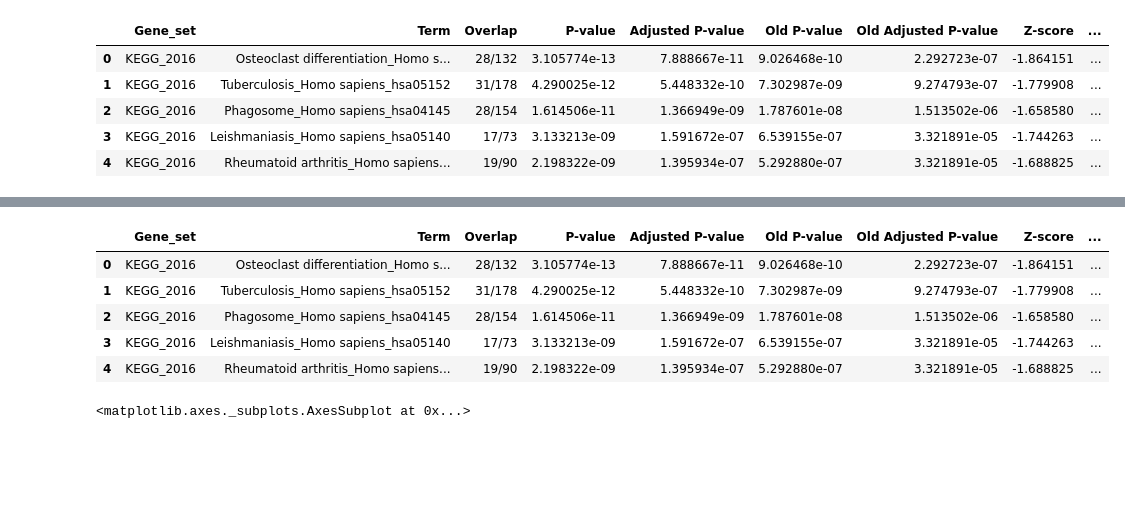
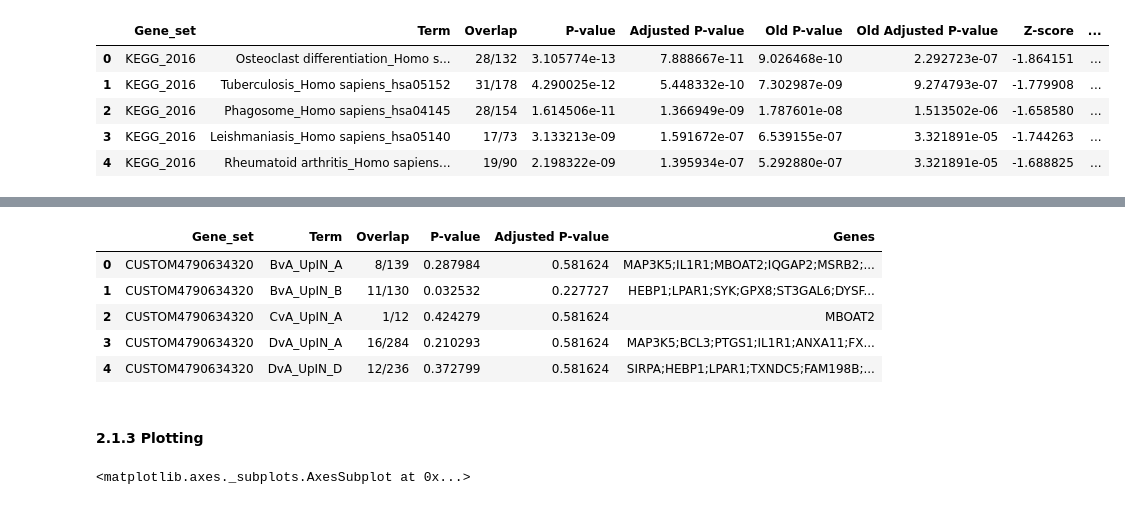
Before and after one commit to zqfang/GSEApy, a Jupyter notebook: docs/gseapy_example.ipynb, the cells around one changed output, grey strips where cells are left out. Cells and saved outputs as stored; diff of their text form; code cells hidden in the pictures; blank space fills up the shorter version.

```diff
--- a/docs/gseapy_example.ipynb
+++ b/docs/gseapy_example.ipynb
@@ -93,9 +125,10 @@ access the Dataframe results by obj.results
 # %%
-enr = gp.enrichr(gene_list="./data/gene_list.txt",
-                 # or gene_list='./gene_list.txt', or gene_list=glist
+enr2 = gp.enrichr(gene_list="./data/gene_list.txt",
+                 # or gene_list=glist
                  description='test_name',
-                 # or gene_sets='KEGG_2016,KEGG_2013',
-                 gene_sets=['KEGG_2016', 'KEGG_2013'],
+                 gene_sets="./data/genes.gmt",
+                  # you have to specify the background genes, if local mode used
+                 background='hsapiens_gene_ensembl', # or the number of genes, e.g 20000
                  outdir='test/enrichr_kegg2',
-                 cutoff=0.5 # only used for plotting.
-                )
+                 cutoff=0.5, # only used for plotting.
+                 verbose=True)
@@ -102,12 +143,14 @@ enr = gp.enrichr(gene_list="./data/gene_list.txt",
 # %%
-enr.results.head(5)
+enr2.results.head(5)
 # %% [output]
-|  | Gene_set | Term | Overlap | P-value | Adjusted P-value | Old P-value | Old Adjusted P-value | Z-score | ... |
-| 0 | KEGG_2016 | Osteoclast differentiation_Homo s... | 28/132 | 3.105774e-13 | 7.888667e-11 | 9.026468e-10 | 2.292723e-07 | -1.864151 | ... |
-| 1 | KEGG_2016 | Tuberculosis_Homo sapiens_hsa05152 | 31/178 | 4.290025e-12 | 5.448332e-10 | 7.302987e-09 | 9.274793e-07 | -1.779908 | ... |
-| 2 | KEGG_2016 | Phagosome_Homo sapiens_hsa04145 | 28/154 | 1.614506e-11 | 1.366949e-09 | 1.787601e-08 | 1.513502e-06 | -1.658580 | ... |
-| 3 | KEGG_2016 | Leishmaniasis_Homo sapiens_hsa05140 | 17/73 | 3.133213e-09 | 1.591672e-07 | 6.539155e-07 | 3.321891e-05 | -1.744263 | ... |
-| 4 | KEGG_2016 | Rheumatoid arthritis_Homo sapiens... | 19/90 | 2.198322e-09 | 1.395934e-07 | 5.292880e-07 | 3.321891e-05 | -1.688825 | ... |
+|  | Gene_set | Term | Overlap | P-value | Adjusted P-value | Genes |
+| 0 | CUSTOM4790634320 | BvA_UpIN_A | 8/139 | 0.287984 | 0.581624 | MAP3K5;IL1R1;MBOAT2;IQGAP2;MSRB2;... |
+| 1 | CUSTOM4790634320 | BvA_UpIN_B | 11/130 | 0.032532 | 0.227727 | HEBP1;LPAR1;SYK;GPX8;ST3GAL6;DYSF... |
+| 2 | CUSTOM4790634320 | CvA_UpIN_A | 1/12 | 0.424279 | 0.581624 | MBOAT2 |
+| 3 | CUSTOM4790634320 | DvA_UpIN_A | 16/284 | 0.210293 | 0.581624 | MAP3K5;BCL3;PTGS1;IL1R1;ANXA11;FX... |
+| 4 | CUSTOM4790634320 | DvA_UpIN_D | 12/236 | 0.372799 | 0.581624 | SIRPA;HEBP1;LPAR1;TXNDC5;FAM198B;... |
+# %% [markdown]
+#### 2.1.3 Plotting
 # %%
 # simple plotting function
 from gseapy.plot import barplot, dotplot
```
Also changed, not shown: parts of 37 cells of this notebook, 2 other files.
